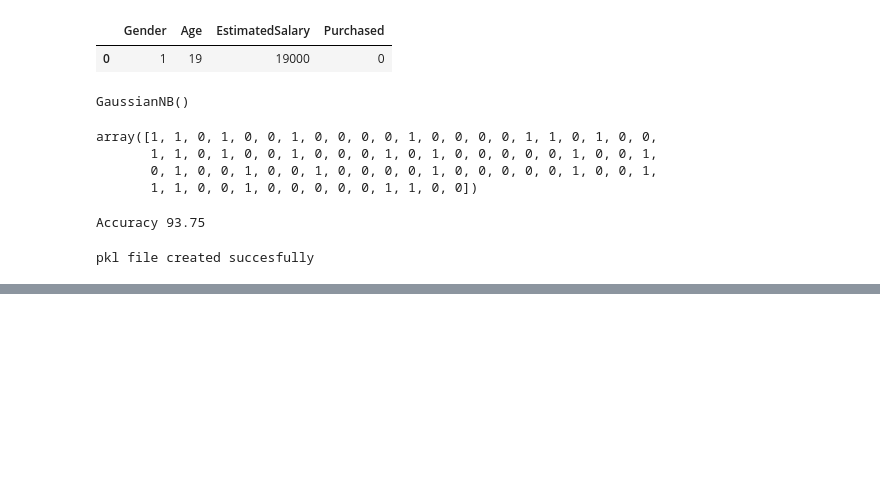
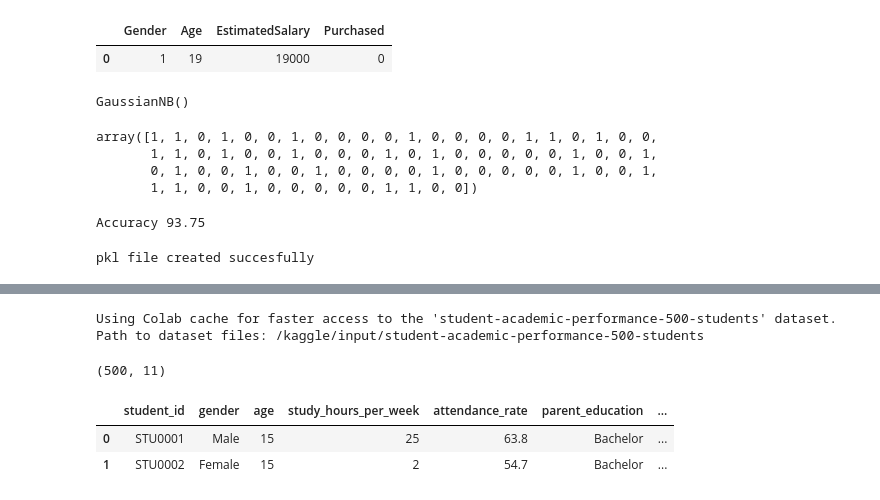
Before and after one commit to Aradhyagodambe/Python-Colab-Files, a Jupyter notebook: ML_Fundamnetals.ipynb, the cells around one changed output, grey strips where cells are left out. Cells and saved outputs as stored; diff of their text form; code cells hidden in the pictures; blank space fills up the shorter version.

```diff
--- a/ML_Fundamnetals.ipynb
+++ b/ML_Fundamnetals.ipynb
@@ -453,0 +499,10 @@ pkl file created succesfully
+# %%
+import kagglehub
+
+# Download latest version
+path = kagglehub.dataset_download("mubashirsidiki/student-academic-performance-500-students")
+
+print("Path to dataset files:", path)
+# %% [output]
+Using Colab cache for faster access to the 'student-academic-performance-500-students' dataset.
+Path to dataset files: /kaggle/input/student-academic-performance-500-students
@@ -453,0 +511,10 @@ pkl file created succesfully
+# %%
+SP.shape
+# %% [output]
+(500, 11)
+# %%
+SP.head(2)
+# %% [output]
+|  | student_id | gender | age | study_hours_per_week | attendance_rate | parent_education | ... |
+| 0 | STU0001 | Male | 15 | 25 | 63.8 | Bachelor | ... |
+| 1 | STU0002 | Female | 15 | 2 | 54.7 | Bachelor | ... |
```
Also changed, not shown: parts of 24 cells of this notebook.
